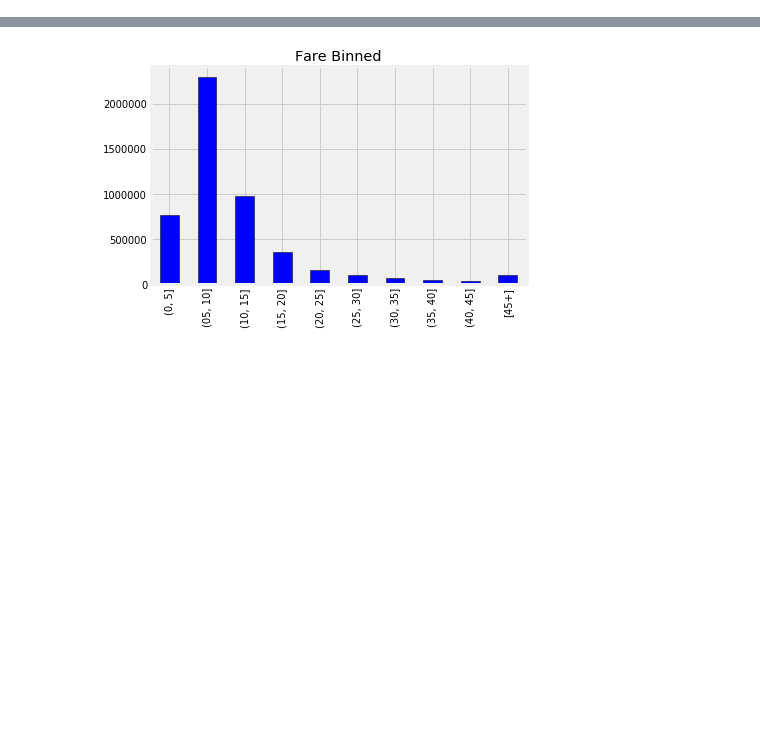
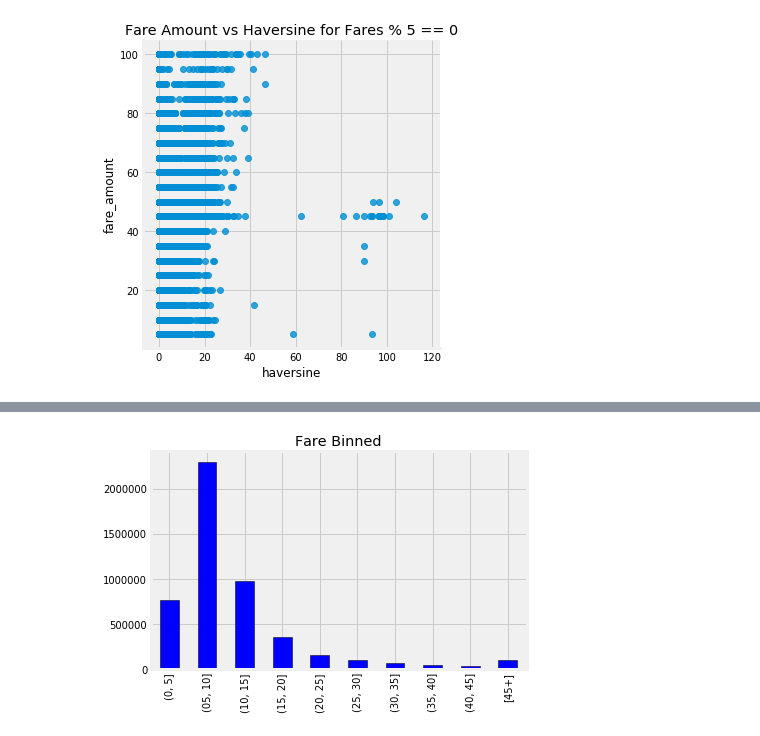
Before and after one commit to WillKoehrsen/taxi-fare, a Jupyter notebook: Improvements.ipynb, the cells around one changed output, grey strips where cells are left out. Drawn from its saved outputs; the diff is of its cells as text; code cells hidden in the pictures; blank space fills up the shorter version.

```diff
--- a/Improvements.ipynb
+++ b/Improvements.ipynb
@@ -19,2 +22,5 @@ plt.rcParams['font.size'] = 18
 import seaborn as sns
 palette = sns.color_palette('Paired', 10)
+# %%
+data = pd.read_csv('input/clean_data.csv')
+data.head()
@@ -20,0 +234,5 @@ palette = sns.color_palette('Paired', 10)
+# %%
+sns.lmplot('haversine', 'fare_amount', data = div_5, fit_reg = False);
+plt.title('Fare Amount vs Haversine for Fares % 5 == 0');
+# %% [output]
+[figure, added]
```
Also changed, not shown: parts of 38 cells of this notebook.
